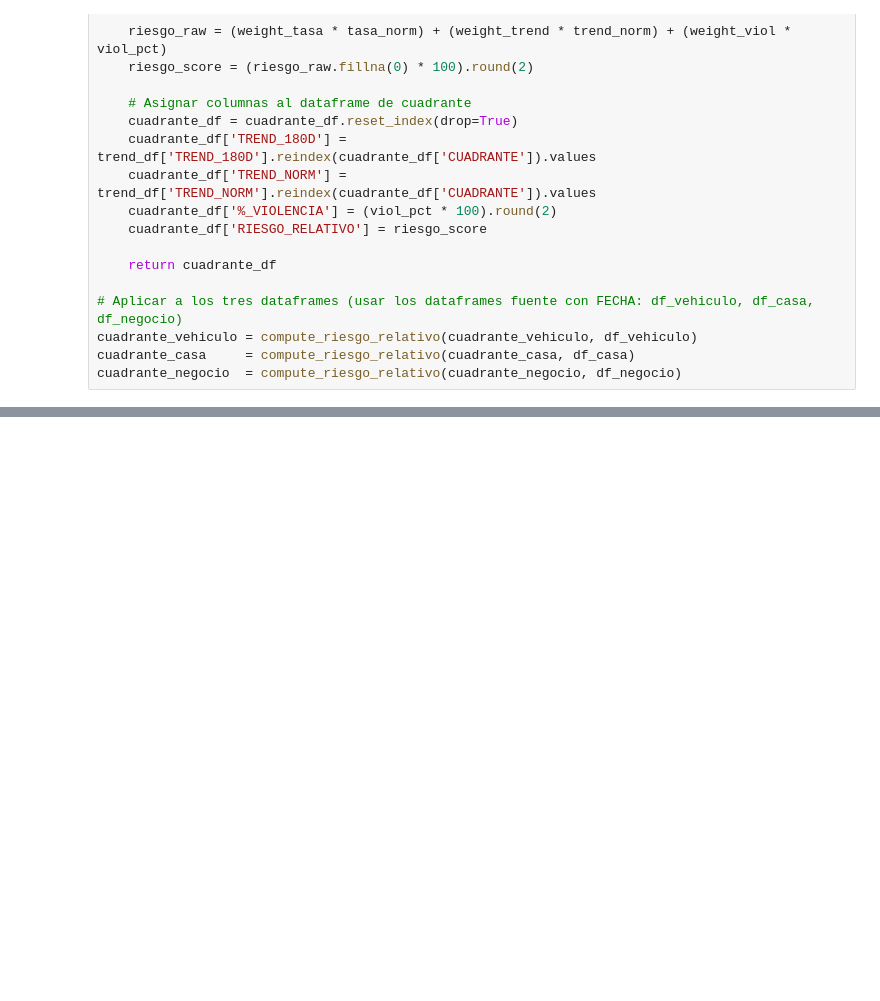
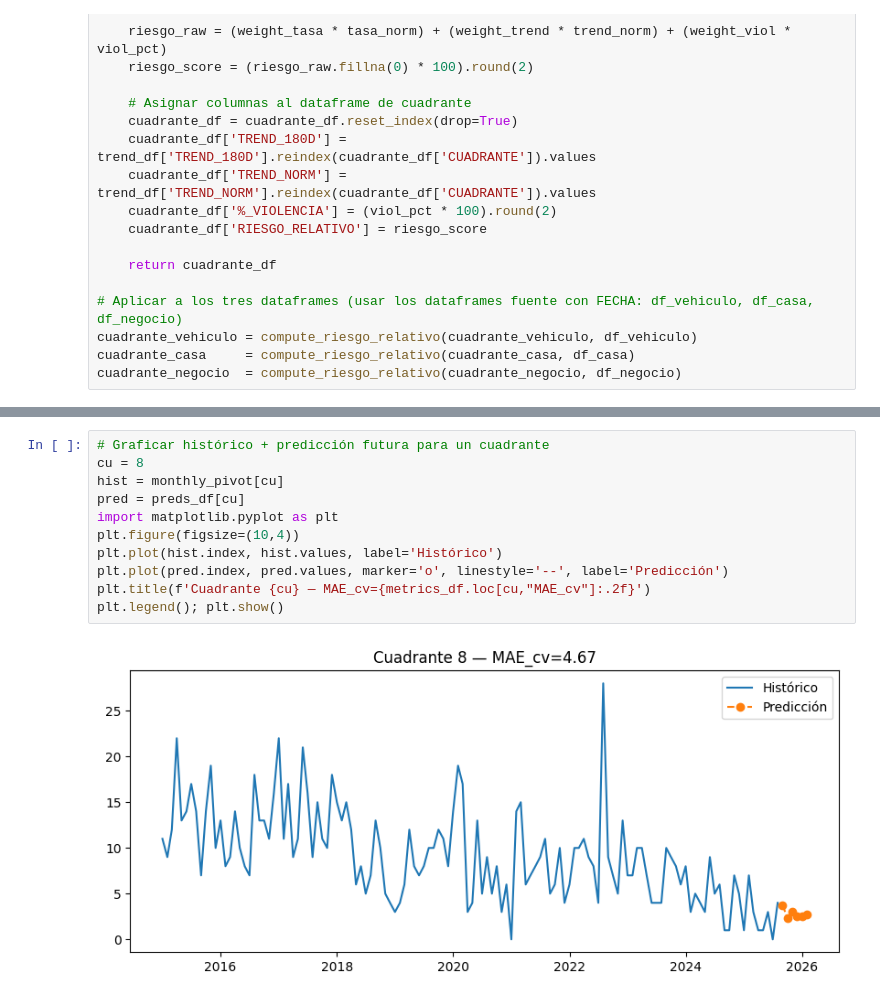
Before and after one commit to CLA-TI3001C-AD2025-G100/A01563230-EDA, a Jupyter notebook: FICOSEC.ipynb, the cells around one changed output, grey strips where cells are left out. Saved outputs shown, nothing was run; the diff lists cells and outputs as text; blank space fills up the shorter version.

```diff
--- a/FICOSEC.ipynb
+++ b/FICOSEC.ipynb
@@ -372,0 +787,13 @@ cuadrante_vehiculo.head()
+# %%
+# Graficar histórico + predicción futura para un cuadrante
+cu = 8
+hist = monthly_pivot[cu]
+pred = preds_df[cu]
+import matplotlib.pyplot as plt
+plt.figure(figsize=(10,4))
+plt.plot(hist.index, hist.values, label='Histórico')
+plt.plot(pred.index, pred.values, marker='o', linestyle='--', label='Predicción')
+plt.title(f'Cuadrante {cu} — MAE_cv={metrics_df.loc[cu,"MAE_cv"]:.2f}')
+plt.legend(); plt.show()
+# %% [output]
+[figure, added]
```
Also changed, not shown: parts of 34 cells of this notebook.
